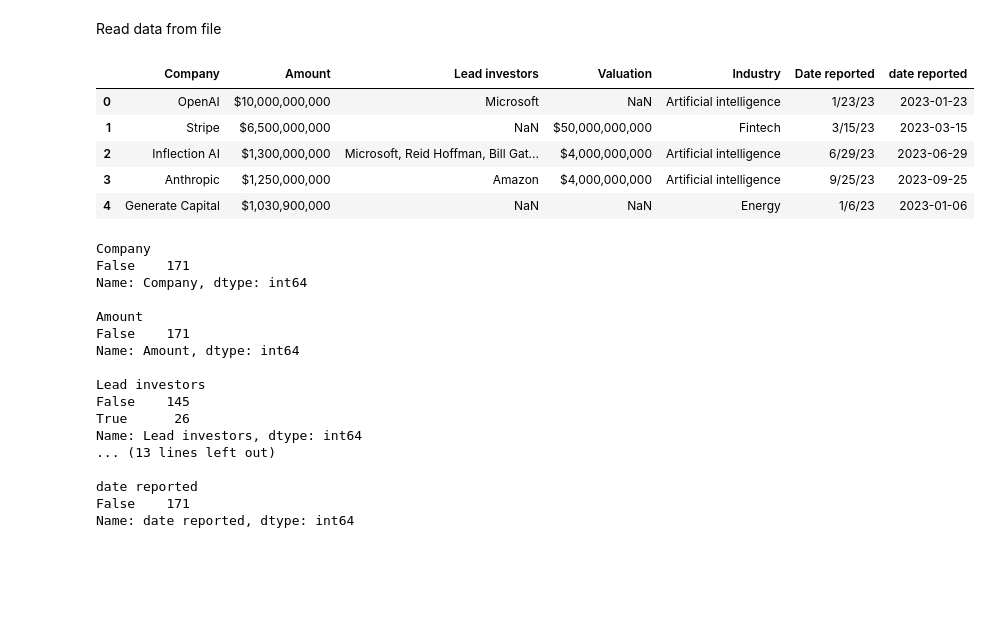
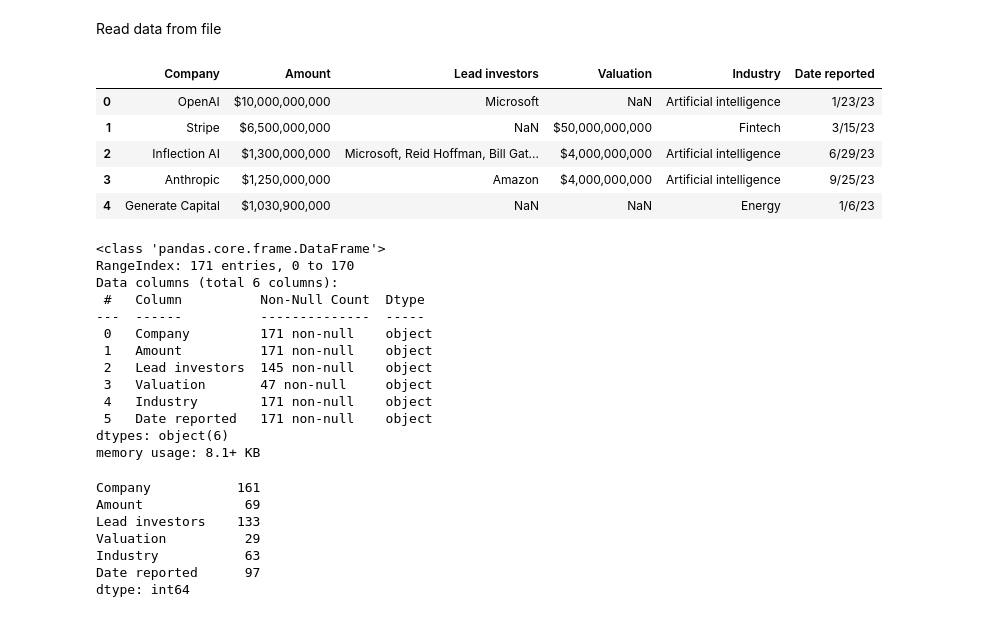
Before and after one commit to Cogabi/Largest-US-Venture-Funding-Deals-Of-2023, a Jupyter notebook: Analysis.ipynb, the cells around one changed output. Drawn from its saved outputs; the diff is of its cells as text; code cells hidden in the pictures; blank space fills up the shorter version.

```diff
--- a/Analysis.ipynb
+++ b/Analysis.ipynb
@@ -3,39 +3,40 @@ Read data from file
 # %%
 import pandas as pd
 import numpy as np
+pd.options.display.float_format = '{:20,.2f}'.format
 file = r'Largest US Venture Funding Deals Of 2023.csv'
 df = pd.read_csv(file)
-df['date reported'] = pd.to_datetime(df['Date reported'], format='%m/%d/%y')
 df.head()
 # %% [output]
-|  | Company | Amount | Lead investors | Valuation | Industry | Date reported | date reported |
-| 0 | OpenAI | $10,000,000,000 | Microsoft | NaN | Artificial intelligence | 1/23/23 | 2023-01-23 |
-| 1 | Stripe | $6,500,000,000 | NaN | $50,000,000,000 | Fintech | 3/15/23 | 2023-03-15 |
-| 2 | Inflection AI | $1,300,000,000 | Microsoft, Reid Hoffman, Bill Gat... | $4,000,000,000 | Artificial intelligence | 6/29/23 | 2023-06-29 |
-| 3 | Anthropic | $1,250,000,000 | Amazon | $4,000,000,000 | Artificial intelligence | 9/25/23 | 2023-09-25 |
-| 4 | Generate Capital | $1,030,900,000 | NaN | NaN | Energy | 1/6/23 | 2023-01-06 |
+|  | Company | Amount | Lead investors | Valuation | Industry | Date reported |
+| 0 | OpenAI | $10,000,000,000 | Microsoft | NaN | Artificial intelligence | 1/23/23 |
+| 1 | Stripe | $6,500,000,000 | NaN | $50,000,000,000 | Fintech | 3/15/23 |
+| 2 | Inflection AI | $1,300,000,000 | Microsoft, Reid Hoffman, Bill Gat... | $4,000,000,000 | Artificial intelligence | 6/29/23 |
+| 3 | Anthropic | $1,250,000,000 | Amazon | $4,000,000,000 | Artificial intelligence | 9/25/23 |
+| 4 | Generate Capital | $1,030,900,000 | NaN | NaN | Energy | 1/6/23 |
 # %%
-missing_data = df.isnull()
-missing_data.head(5)
-for column in missing_data.columns.values.tolist():
-    print(column)
-    print (missing_data[column].value_counts())
-    print("")
+df.info()
 # %% [output]
-Company
-False    171
-Name: Company, dtype: int64
-
-Amount
-False    171
-Name: Amount, dtype: int64
-
-Lead investors
-False    145
-True      26
-Name: Lead investors, dtype: int64
-... (13 lines left out)
-
-date reported
-False    171
-Name: date reported, dtype: int64
+<class 'pandas.core.frame.DataFrame'>
+RangeIndex: 171 entries, 0 to 170
+Data columns (total 6 columns):
+ #   Column          Non-Null Count  Dtype
+---  ------          --------------  -----
+ 0   Company         171 non-null    object
+ 1   Amount          171 non-null    object
+ 2   Lead investors  145 non-null    object
+ 3   Valuation       47 non-null     object
+ 4   Industry        171 non-null    object
+ 5   Date reported   171 non-null    object
+dtypes: object(6)
+memory usage: 8.1+ KB
+# %%
+df.nunique()
+# %% [output]
+Company           161
+Amount             69
+Lead investors    133
+Valuation          29
+Industry           63
+Date reported      97
+dtype: int64
```
Also changed, not shown: parts of 7 cells of this notebook.
